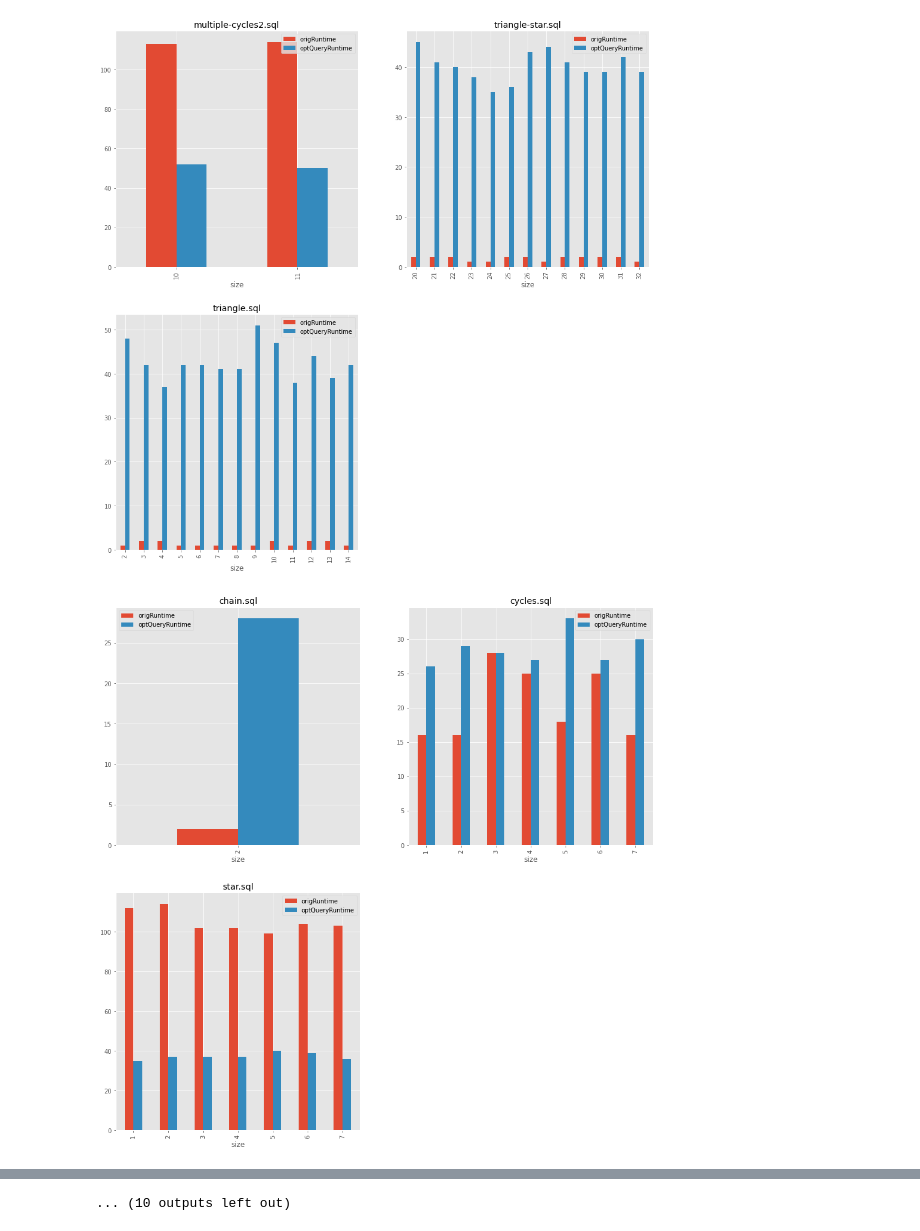
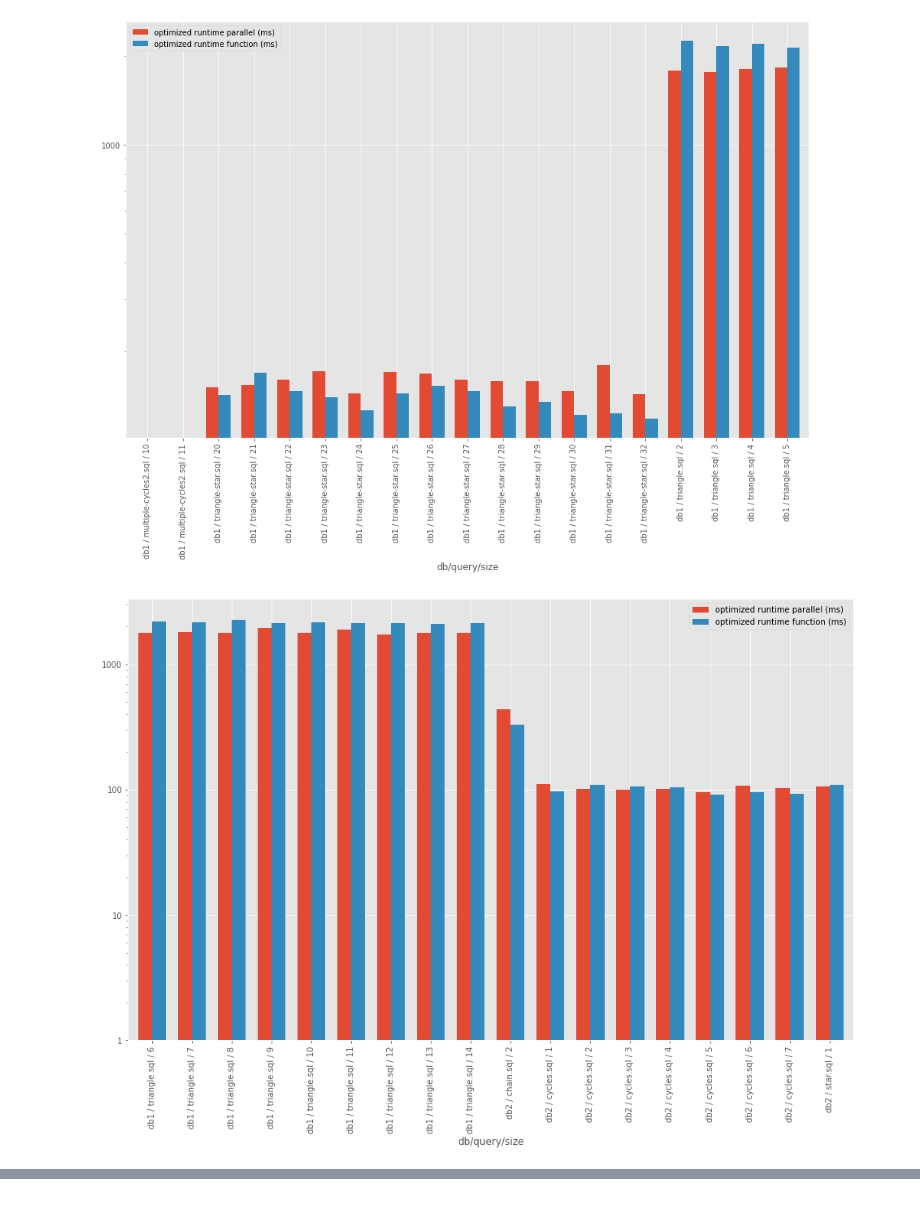
Before and after one commit to arselzer/HTQueryOptimizer, a Jupyter notebook: visualize.ipynb, the cells around one changed output, grey strips where cells are left out. Cells and saved outputs as stored; diff of their text form; code cells hidden in the pictures.

Commit message:
improve visualization

```diff
--- a/visualize.ipynb
+++ b/visualize.ipynb
@@ -11,37 +13,98 @@ matplotlib.style.use('ggplot')
 boolean_benchmark_path = 'benchmark-results-2021-02-06-21:46:46'
 full_benchmark_path = "benchmark-results-2021-02-06-22:45:19"
 function_benchmark_path = "benchmark-results-2021-02-07-00:32:09"
+unweighted_benchmark_path = "benchmark-results-2021-02-07-05:09:41"
+full_1thread_benchmark_path = "benchmark-results-2021-02-07-13:13:47"
+full_2thread_benchmark_path = "benchmark-results-2021-02-07-17:00:50"
+full_3thread_benchmark_path = "benchmark-results-2021-02-07-19:37:57"
 
 def visualize_db(db_name, db_df, prefix):
     fig = None
     #db_df.sort_values('query', inplace=True)
     for idx, (query_name, query_df) in enumerate(db_df.groupby('query')):
         if (idx % 4 == 0):
-            fig = plt.figure(figsize=(16,16))
+            fig = plt.figure(figsize=(16,10))
             #fig.suptitle(db_name, fontsize=16)
         query_df.sort_values('size', inplace=True)
         ax = fig.add_subplot(2,2,(idx % 4) + 1)
         ax.set_title(query_name)
         ax.xaxis.set_tick_params(rotation=90)
         query_df[['size', 'origRuntime', 'optQueryRuntime']].plot(kind='bar', x='size', ax=ax)
         plt.savefig('graphics/' + prefix + '_' + db_name + '_' + str(math.floor(idx / 4)) + '.pdf', bbox_inches='tight')
 
 
 def visualize_summary(summary_file, prefix):
     df = pd.read_csv(summary_file)
+    fig = None
 
+    df.sort_values('db', inplace=True)
+    i = 0
     for db_name, db_df in df.groupby('db'):
-        visualize_db(db_name, db_df, prefix)
+        db_df.sort_values('query', inplace=True)
+        for query_name, query_df in db_df.groupby('query'):
+            if (i % 4 == 0):
+                fig = plt.figure(figsize=(16,10))
+                #fig.suptitle(db_name, fontsize=16)
+            query_df.sort_values('size', inplace=True)
+            ax = fig.add_subplot(2,2,(i % 4) + 1)
+            ax.set_title(db_name + '/' + query_name)
+            ax.xaxis.set_tick_params(rotation=90)
+            query_df[['size', 'origRuntime', 'optQueryRuntime']].plot(kind='bar', x='size', ax=ax)
+            plt.savefig('graphics/' + prefix + '_' + str(math.floor(i / 4)) + '.pdf', bbox_inches='tight')
+            i += 1
+
 
 def visualize(path, prefix):
     dbs = glob(path + '/*')
     summary_file = path + '/summary.csv'
     dbs.remove(summary_file)
     visualize_summary(summary_file, prefix)
 
+def visualize_comparison2(path1, path2, name1, name2):
+    df1 = pd.read_csv(path1 + '/summary.csv')
+    df2 = pd.read_csv(path2 + '/summary.csv')
+    df_join = pd.merge(df1, df2, on=['db', 'query', 'size'])
+
+    df_join.sort_values(['db', 'query', 'size'], inplace=True)
+
+    for idx, split in enumerate(np.array_split(df_join, 6)):
+        fig, ax = plt.subplots()
+        split['optimized runtime ' + name1 + ' (ms)'] = split['optQueryRuntime_x']
+        split['optimized runtime ' + name2 + ' (ms)'] = split['optQueryRuntime_y']
+        split['db/query/size'] = split['db'] + ' / ' + split['query'] + ' / ' + split['size'].astype(str)
+        split[['db/query/size', 'optimized runtime ' + name1 + ' (ms)', 'optimized runtime ' + name2 + ' (ms)']].plot(kind='bar', ax=ax, width=0.7,
+                                                                        x='db/query/size', figsize=(16,10), log=True)
+        ax.yaxis.set_major_formatter(ScalarFormatter())
+        plt.savefig('graphics/' + name1 + '_vs_' + name2 + '_' + str(idx) + '.pdf', bbox_inches='tight')
+
+def visualize_comparison3(path1, path2, path3, name1, name2, name3):
+    df1 = pd.read_csv(path1 + '/summary.csv')
+    df2 = pd.read_csv(path2 + '/summary.csv')
+    df3 = pd.read_csv(path3 + '/summary.csv')
+    df_join = pd.merge(df1, df2, on=['db', 'query', 'size']).merge(df3, on=['db', 'query', 'size'])
+
+    df_join.sort_values(['db', 'query', 'size'], inplace=True)
+
+    for idx, split in enumerate(np.array_split(df_join, 6)):
+        fig, ax = plt.subplots()
+        split['optimized runtime / ' + name1 + ' (ms)'] = split['optQueryRuntime_x']
+        split['optimized runtime / ' + name2 + ' (ms)'] = split['optQueryRuntime_y']
+        split['optimized runtime / ' + name3 + ' (ms)'] = split['optQueryRuntime']
+        split['db/query/size'] = split['db'] + ' / ' + split['query'] + ' / ' + split['size'].astype(str)
+        split[['db/query/size', 'optimized runtime / ' + name1 + ' (ms)',
+               'optimized runtime / ' + name2 + ' (ms)',
+               'optimized runtime / ' + name3 + ' (ms)']].plot(kind='bar', ax=ax, width=0.7,
+                                                                        x='db/query/size', figsize=(16,10), log=True)
+        ax.yaxis.set_major_formatter(ScalarFormatter())
+        plt.savefig('graphics/threads' + '_' + str(idx) + '.pdf', bbox_inches='tight')
+
+
 os.makedirs('graphics', exist_ok=True)
 visualize(boolean_benchmark_path, "boolean")
 visualize(full_benchmark_path, "full")
+visualize_comparison2(full_benchmark_path, unweighted_benchmark_path, 'weighted', 'unweighted')
+visualize_comparison2(full_benchmark_path, function_benchmark_path, 'parallel', 'function')
+visualize_comparison3(full_1thread_benchmark_path, full_2thread_benchmark_path, full_3thread_benchmark_path, '1 thread', '2 threads', '3 threads')
 # %% [output]
-[figure, old version]
+[figure, new version]
-[figure, old version]
+[figure, new version]
@@ -58 +114,0 @@ visualize(full_benchmark_path, "full")
-... (10 outputs left out)
```
Also changed, not shown: parts of 4 cells of this notebook.
